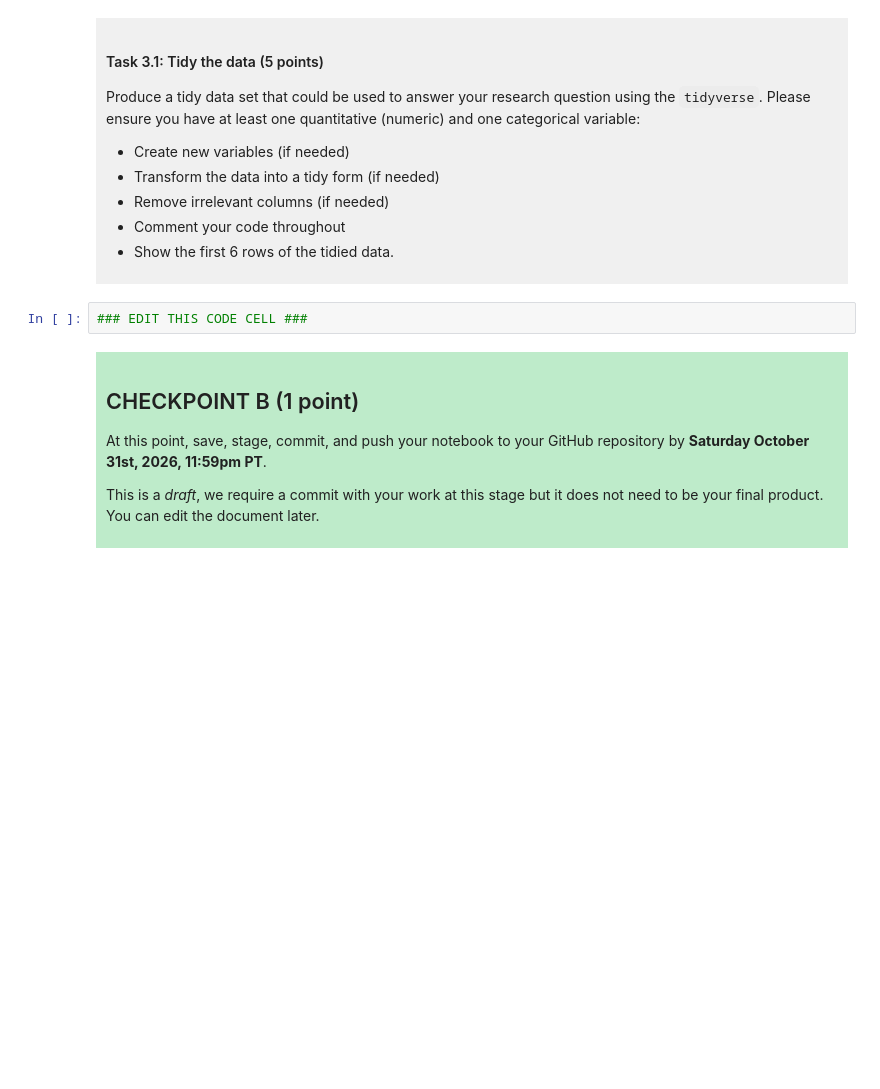
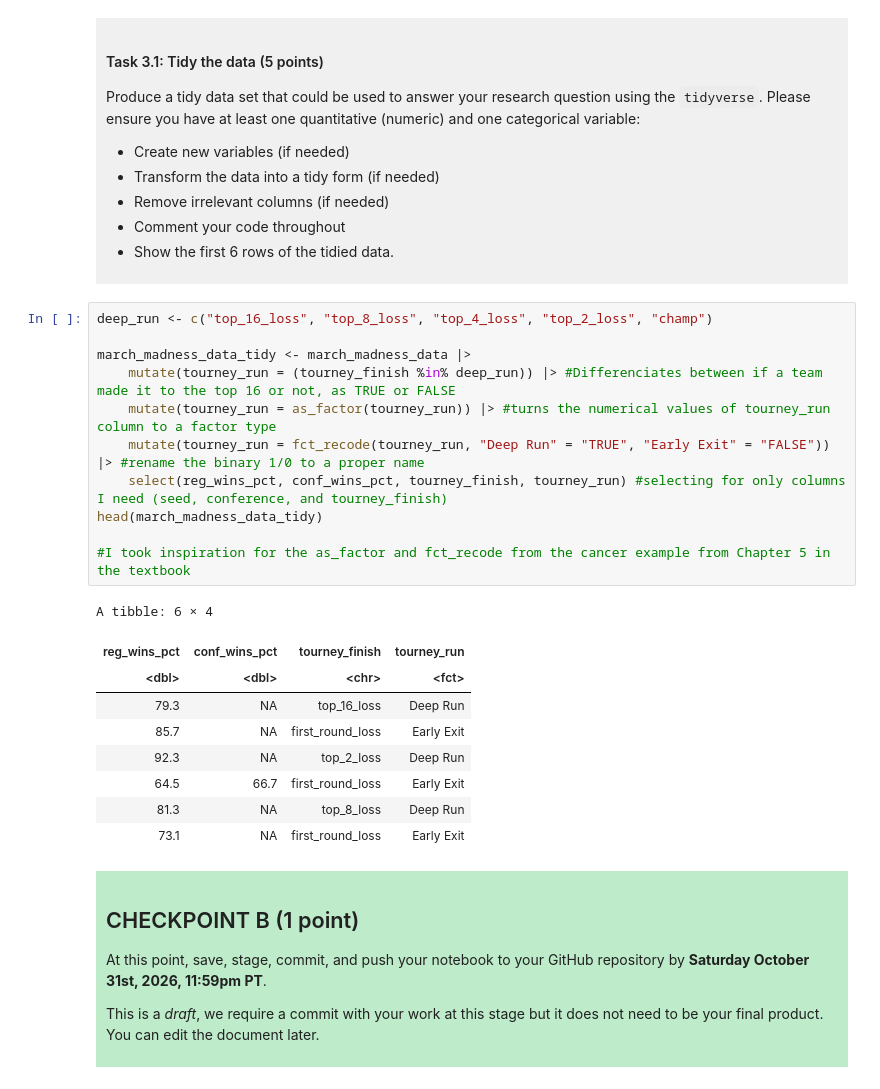
Before and after one commit to aayush-c33/dsci-100-project-aayush-chakraborty, a Jupyter notebook: dsci-100-project-notebook.ipynb, the cells around one changed output. Drawn from its saved outputs; the diff is of its cells as text; blank space fills up the shorter version.

```diff
--- a/dsci-100-project-notebook.ipynb
+++ b/dsci-100-project-notebook.ipynb
@@ -189,7 +212,26 @@ Produce a tidy data set that could be used to answer your research question usin
 
 </div>
 # %%
-### EDIT THIS CODE CELL ###
+deep_run <- c("top_16_loss", "top_8_loss", "top_4_loss", "top_2_loss", "champ")
+
+march_madness_data_tidy <- march_madness_data |>
+    mutate(tourney_run = (tourney_finish %in% deep_run)) |> #Differenciates between if a team made it to the top 16 or not, as TRUE or FALSE
+    mutate(tourney_run = as_factor(tourney_run)) |> #turns the numerical values of tourney_run column to a factor type
+    mutate(tourney_run = fct_recode(tourney_run, "Deep Run" = "TRUE", "Early Exit" = "FALSE")) |> #rename the binary 1/0 to a proper name
+    select(reg_wins_pct, conf_wins_pct, tourney_finish, tourney_run) #selecting for only columns I need (seed, conference, and tourney_finish)
+head(march_madness_data_tidy)
+
+#I took inspiration for the as_factor and fct_recode from the cancer example from Chapter 5 in the textbook
+# %% [output]
+A tibble: 6 × 4
+| reg_wins_pct | conf_wins_pct | tourney_finish | tourney_run |
+| <dbl> | <dbl> | <chr> | <fct> |
+| 79.3 | NA | top_16_loss | Deep Run |
+| 85.7 | NA | first_round_loss | Early Exit |
+| 92.3 | NA | top_2_loss | Deep Run |
+| 64.5 | 66.7 | first_round_loss | Early Exit |
+| 81.3 | NA | top_8_loss | Deep Run |
+| 73.1 | NA | first_round_loss | Early Exit |
 # %% [markdown]
 <div style="background-color: #beebca; padding: 10px;">
 
```
Also changed, not shown: parts of 3 cells of this notebook.
